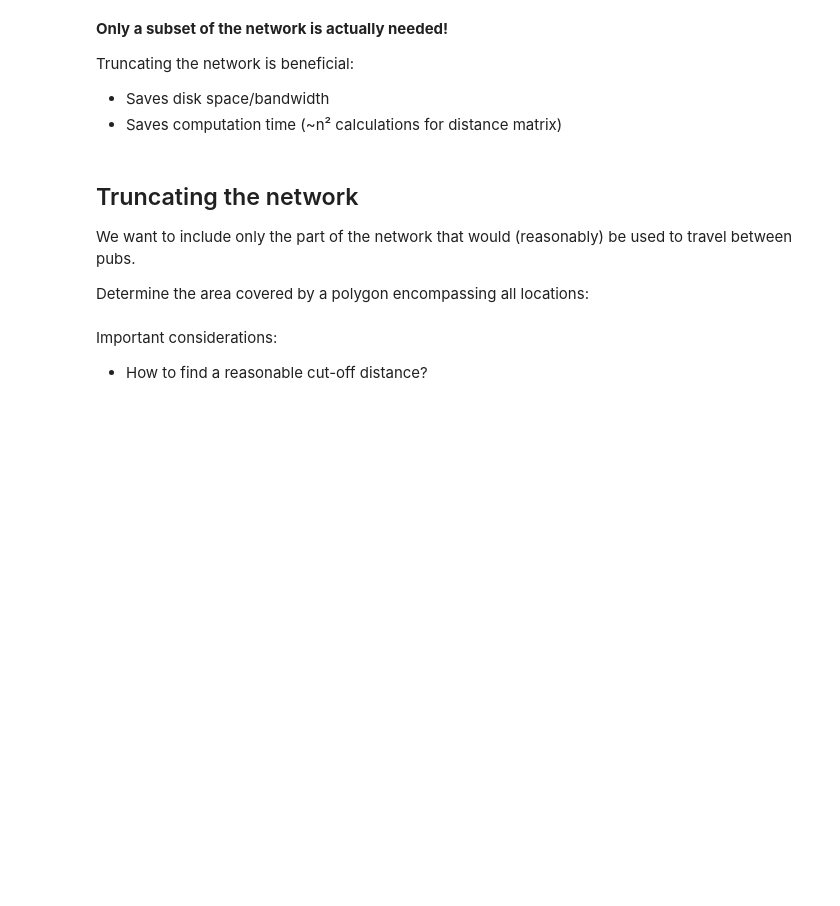
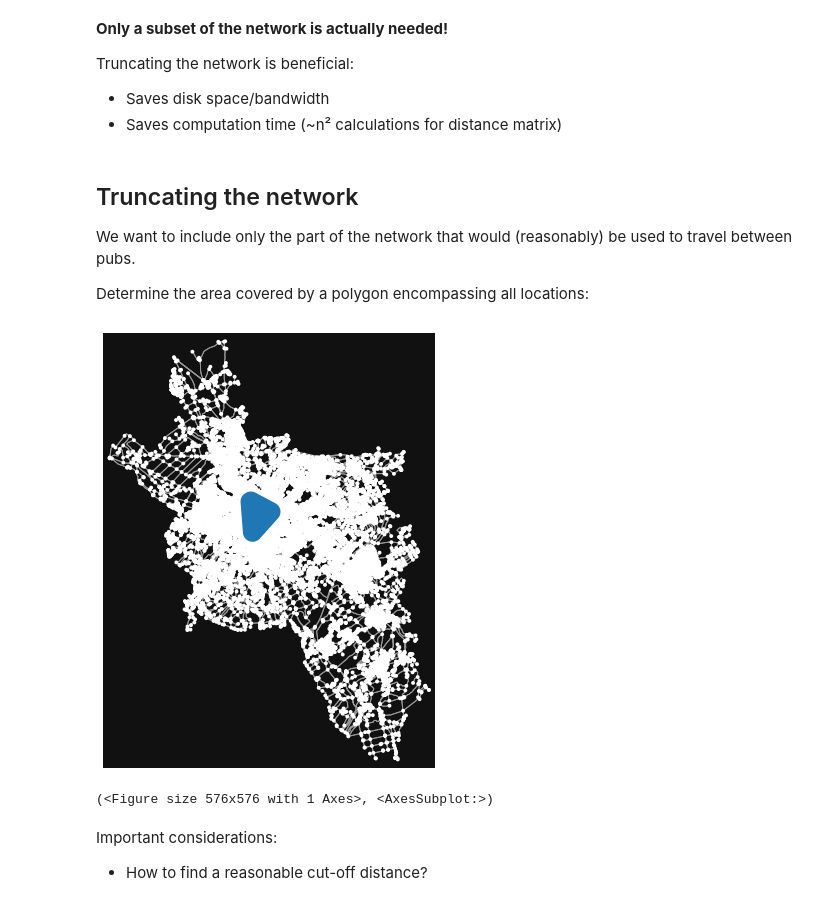
Before and after one commit to libklein/mfms-ss21, a Jupyter notebook: Optimization with real-world data/Routing on the street network.ipynb, the cells around one changed output. Cells and saved outputs as stored; diff of their text form; code cells hidden in the pictures; blank space fills up the shorter version.

```diff
--- a/Optimization with real-world data/Routing on the street network.ipynb
+++ b/Optimization with real-world data/Routing on the street network.ipynb
@@ -155,10 +183,12 @@ We want to include only the part of the network that would (reasonably) be used
 
 Determine the area covered by a polygon encompassing all locations:
 # %%
-fix, ax = osm.plot_graph(aachen, show=False, close=False)
 covered_area = pubs.unary_union.convex_hull.buffer(500)
-gpd.GeoSeries(covered_area).plot(ax=ax, alpha=0.3)
-plt.show()
+# Plot
+plot_map(aachen, covered_area)
+# %% [output]
+[figure, added]
+(<Figure size 576x576 with 1 Axes>, <AxesSubplot:>)
 # %% [markdown]
 Important considerations:
 * How to find a reasonable cut-off distance?
```
Also changed, not shown: parts of 18 cells of this notebook, 1 other file.
